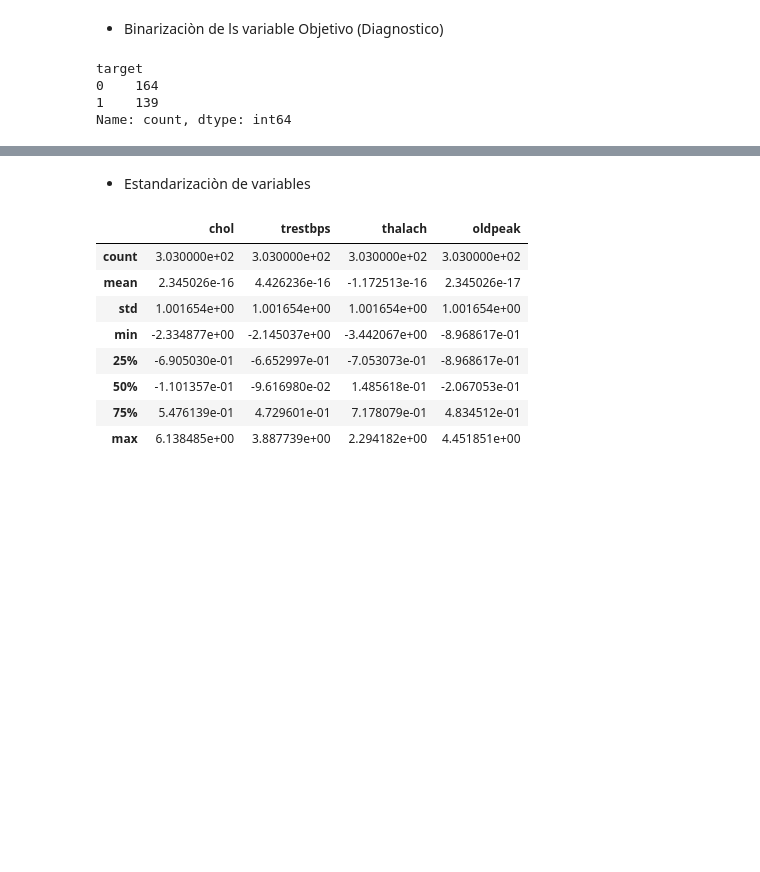
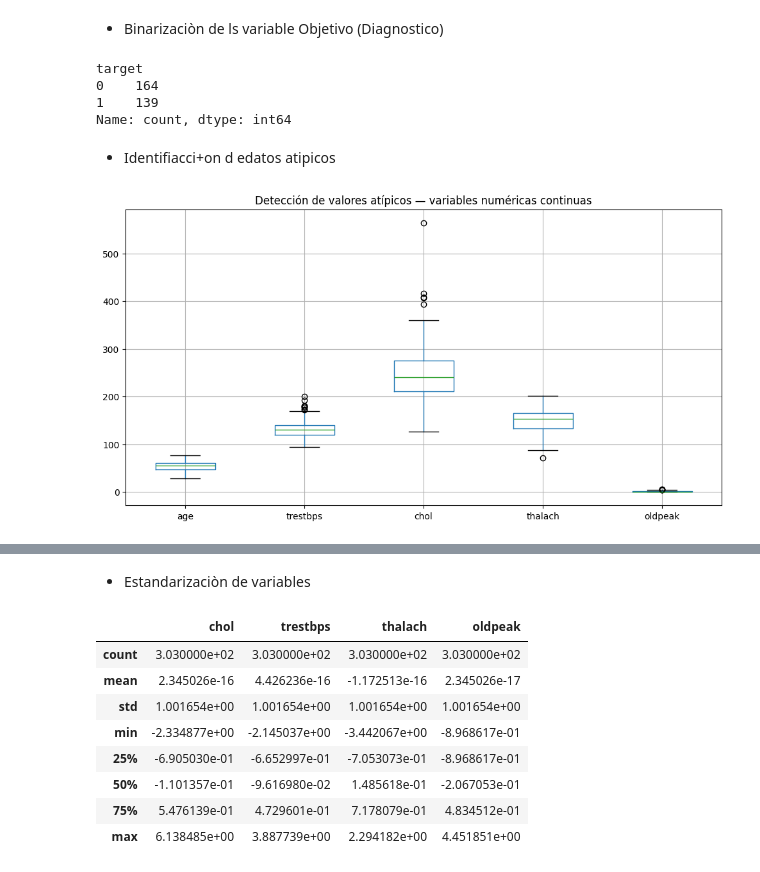
Before and after one commit to Martin-carrizalez/cardiopatia-machine-learning, a Jupyter notebook: Cardiopatia.ipynb, the cells around one changed output, grey strips where cells are left out. Drawn from its saved outputs; the diff is of its cells as text; code cells hidden in the pictures; blank space fills up the shorter version.

```diff
--- a/Cardiopatia.ipynb
+++ b/Cardiopatia.ipynb
@@ -200,3 +224,12 @@ target
 0    164
 1    139
 Name: count, dtype: int64
+# %% [markdown]
+* Identifiacci+on d edatos atipicos
+# %%
+plt.figure(figsize=(12, 6))
+df.boxplot(column=['age', 'trestbps', 'chol', 'thalach', 'oldpeak'])
+plt.title("Detección de valores atípicos — variables numéricas continuas")
+plt.show()
+# %% [output]
+[figure, added]
```
Also changed, not shown: parts of 37 cells of this notebook, 1 other file.
